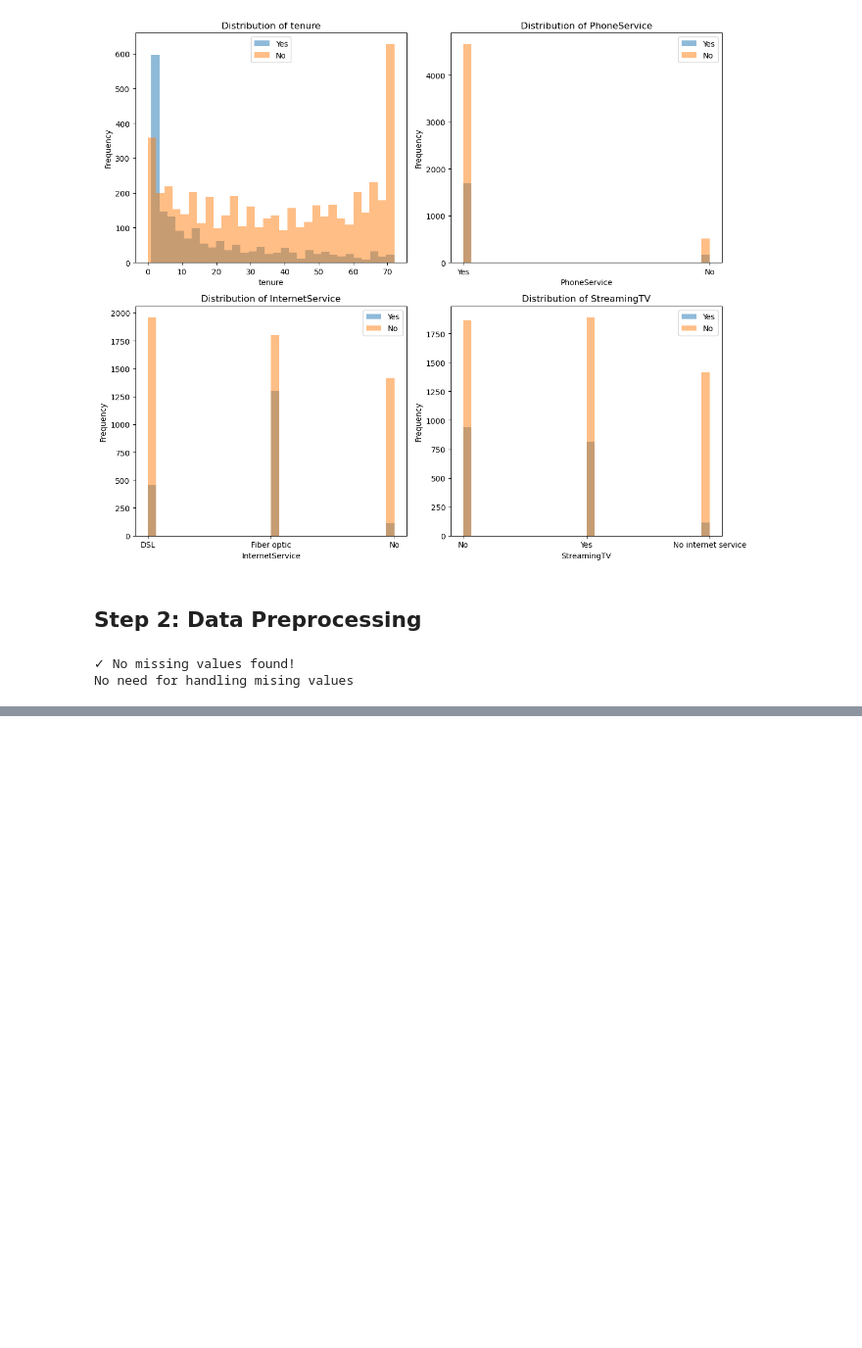
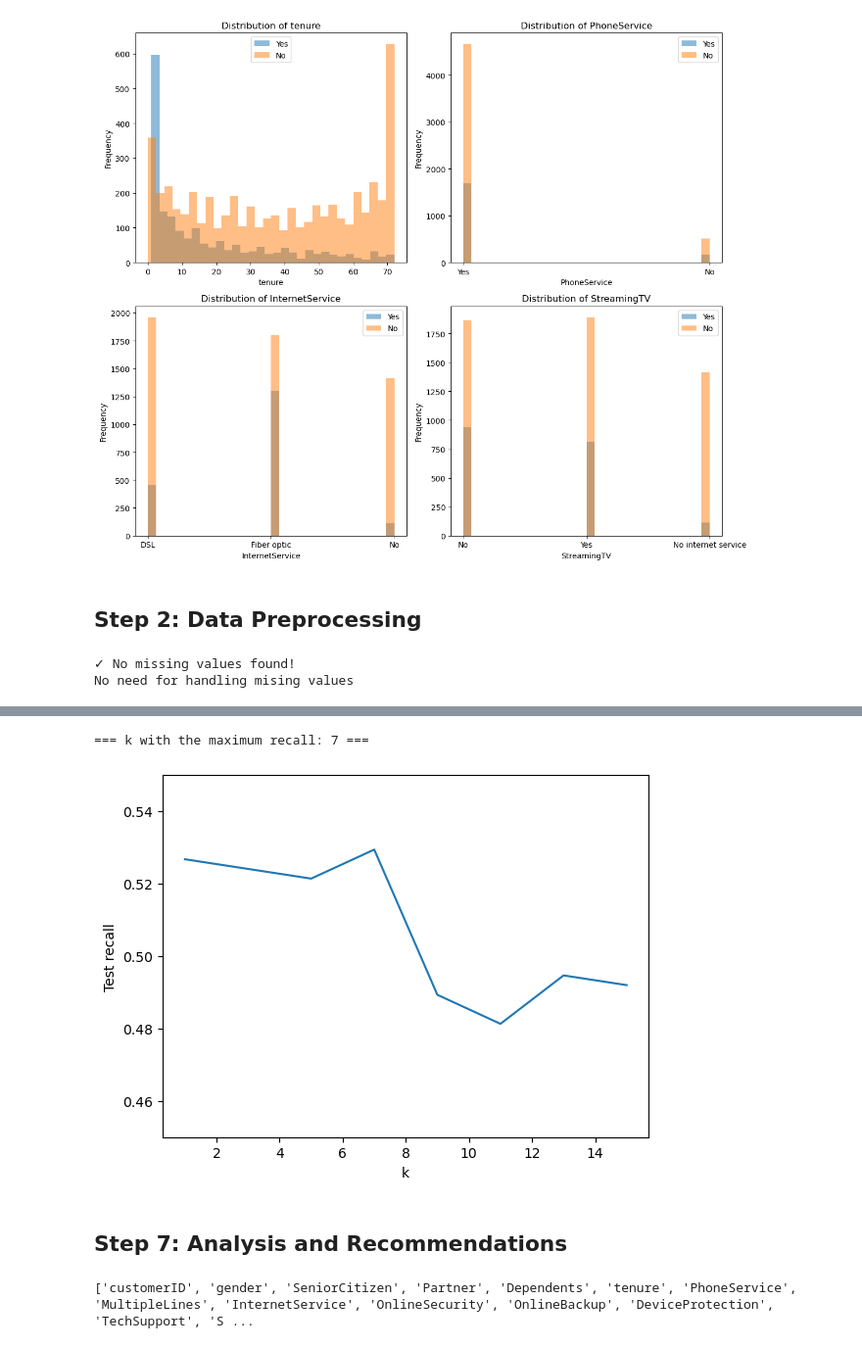
Before and after one commit to charliemb75/myfirstlab, a Jupyter notebook: Lab3_sklearn/customer_churn_prediction.ipynb, the cells around one changed output, grey strips where cells are left out. Shown at 98% size. Cells and saved outputs as stored; diff of their text form; code cells hidden in the pictures; blank space fills up the shorter version.

```diff
--- a/Lab3_sklearn/customer_churn_prediction.ipynb
+++ b/Lab3_sklearn/customer_churn_prediction.ipynb
@@ -111,0 +162,13 @@ df = df.select_dtypes(include=[np.number]) # Keep everything that is a number
+# %%
+# Calculate metrics
+train_accuracy = accuracy_score(y_train, y_train_pred)
+test_accuracy = accuracy_score(y_test, y_test_pred)
+test_precision = precision_score(y_test, y_test_pred)
+test_recall = recall_score(y_test, y_test_pred)
+test_confusion = confusion_matrix(y_test, y_test_pred)
+
+print("=== Model Performance ===")
+print(f"\nTraining Accuracy: {train_accuracy:.4f} ({train_accuracy*100:.2f}%)")
+print(f"Test Accuracy: {test_accuracy:.4f} ({test_accuracy*100:.2f}%)")
+print(f"\nTest Precision: {test_precision:.4f}")
+print(f"Test Recall: {test_recall:.4f}")
@@ -111,0 +210,16 @@ df = df.select_dtypes(include=[np.number]) # Keep everything that is a number
+# %%
+all_recalls = []
+
+k_range = range(1,16,2)
+
+for k in k_range:
+    knn = KNeighborsClassifier(n_neighbors=k)
+    knn.fit(X_train, y_train)
+    y_train_pred = knn.predict(X_train)
+    y_test_pred = knn.predict(X_test)
+    test_recall = recall_score(y_test, y_test_pred)
+
+    print(f"=== Number of neighbors (k): {knn.n_neighbors} ===")
+    print(f"Test Recall: {test_recall:.4f}\n")
+
+    all_recalls.append(test_recall)
@@ -111,0 +244,25 @@ df = df.select_dtypes(include=[np.number]) # Keep everything that is a number
+# %%
+index_max_rec = all_recalls.index(max(all_recalls))
+k_max_rec = k_range[index_max_rec]
+print(f"=== k with the maximum recall: {k_max_rec} ===")
+
+plt.plot(k_range, all_recalls)
+
+# Labels
+plt.xlabel("k")
+plt.ylabel("Test recall")
+
+# Set y-axis range
+plt.ylim(0.45, 0.55)
+
+# Show plot
+plt.show()
+# %% [output]
+=== k with the maximum recall: 7 ===
+[figure, added]
+# %% [markdown]
+## Step 7: Analysis and Recommendations
+# %%
+print(list(df_orig.columns))
+# %% [output]
+['customerID', 'gender', 'SeniorCitizen', 'Partner', 'Dependents', 'tenure', 'PhoneService', 'MultipleLines', 'InternetService', 'OnlineSecurity', 'OnlineBackup', 'DeviceProtection', 'TechSupport', 'S ...
```
Also changed, not shown: parts of 17 cells of this notebook, 6 other files.
